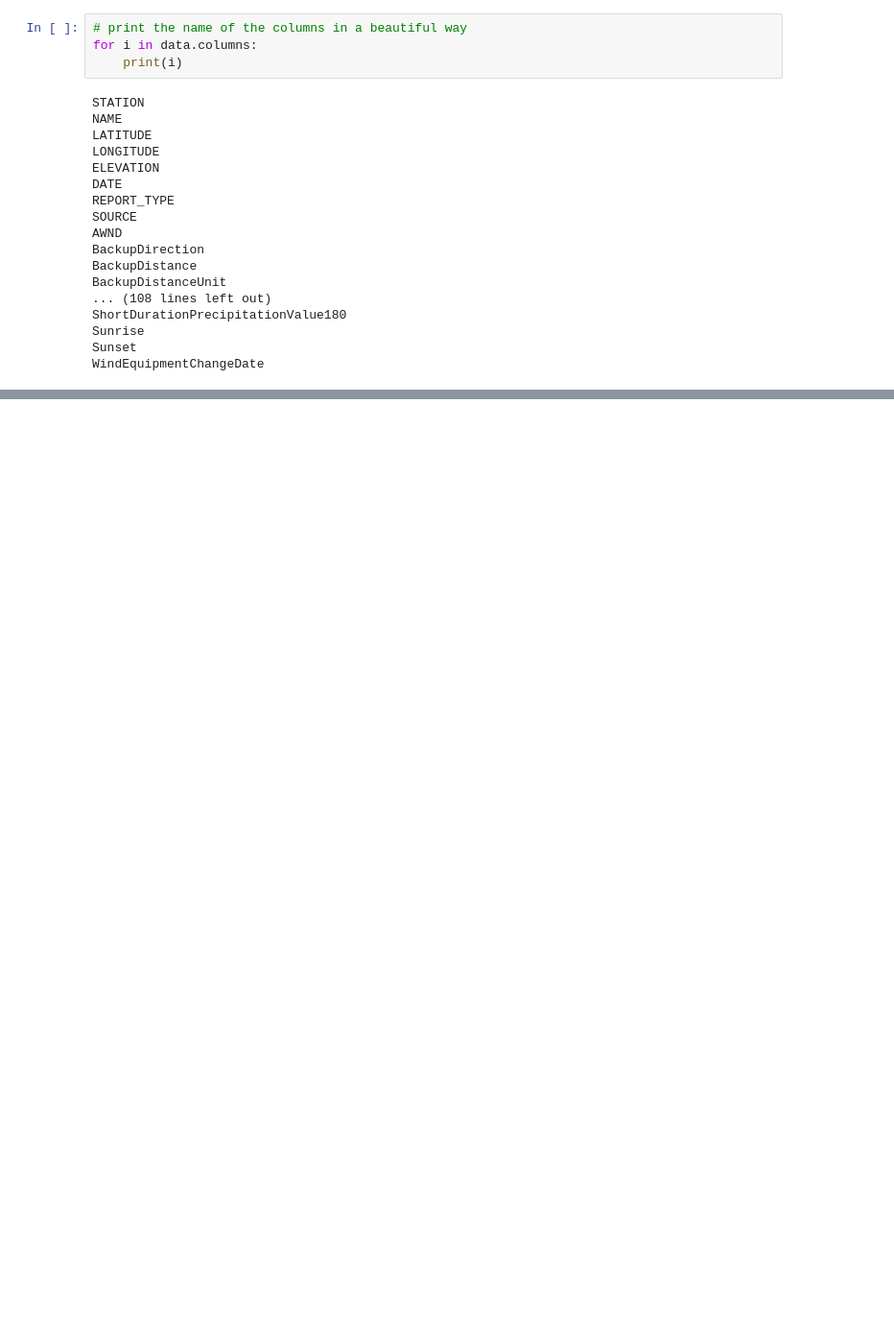
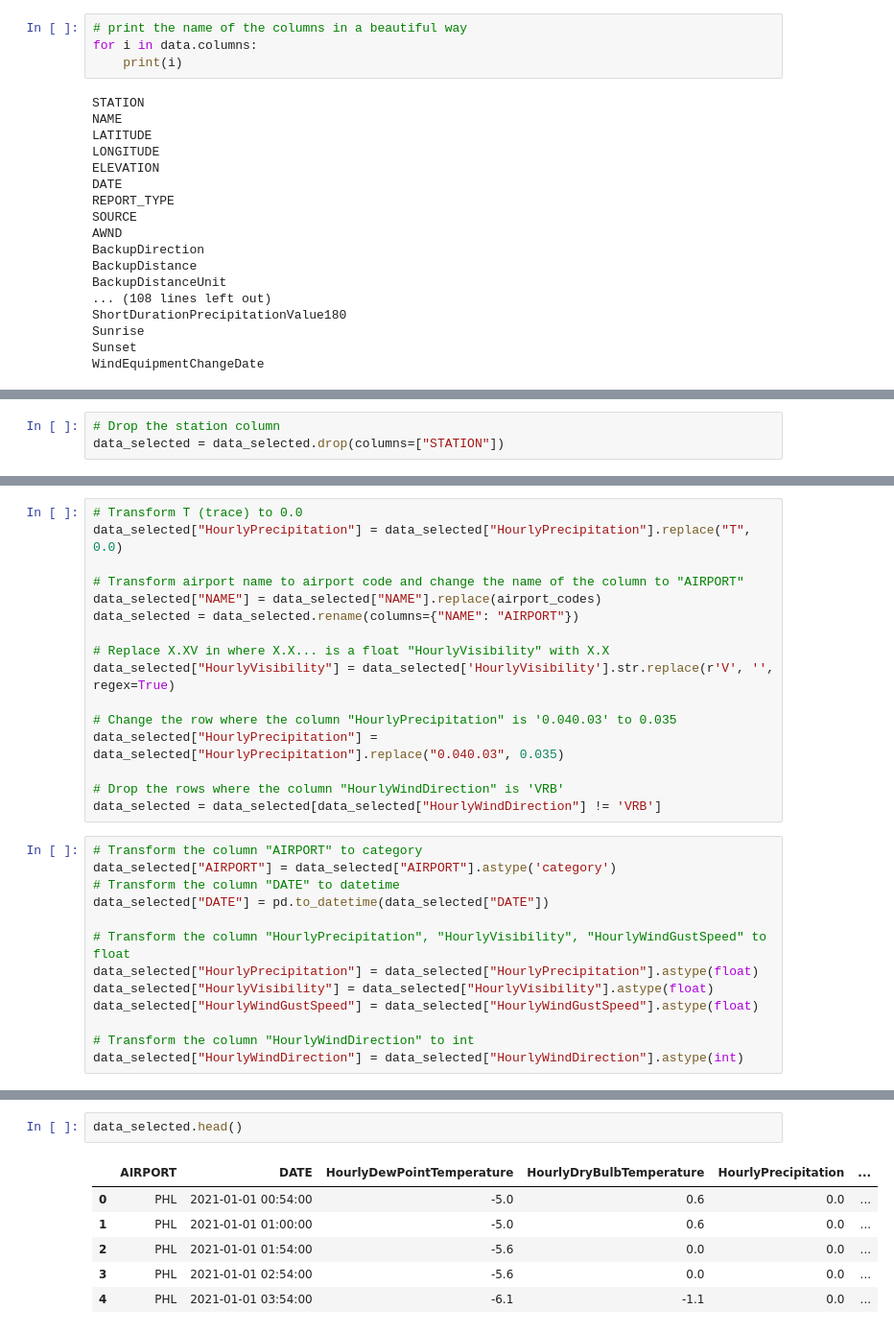
Before and after one commit to rezaqorbani/flight-delay-predictor, a Jupyter notebook: feature_engineering/data_collection_weather.ipynb, the cells around one changed output, grey strips where cells are left out. Shown at 96% size. Cells and saved outputs as stored; diff of their text form; blank space fills up the shorter version.

```diff
--- a/feature_engineering/data_collection_weather.ipynb
+++ b/feature_engineering/data_collection_weather.ipynb
@@ -83,0 +136,3 @@ msno.matrix(data_selected)
+# %%
+# Drop the station column
+data_selected = data_selected.drop(columns=["STATION"])
@@ -83,0 +179,29 @@ msno.matrix(data_selected)
+# %%
+# Transform T (trace) to 0.0
+data_selected["HourlyPrecipitation"] = data_selected["HourlyPrecipitation"].replace("T", 0.0)
+
+# Transform airport name to airport code and change the name of the column to "AIRPORT"
+data_selected["NAME"] = data_selected["NAME"].replace(airport_codes)
+data_selected = data_selected.rename(columns={"NAME": "AIRPORT"})
+
+# Replace X.XV in where X.X... is a float "HourlyVisibility" with X.X
+data_selected["HourlyVisibility"] = data_selected['HourlyVisibility'].str.replace(r'V', '', regex=True)
+
+# Change the row where the column "HourlyPrecipitation" is '0.040.03' to 0.035
+data_selected["HourlyPrecipitation"] = data_selected["HourlyPrecipitation"].replace("0.040.03", 0.035)
+
+# Drop the rows where the column "HourlyWindDirection" is 'VRB'
+data_selected = data_selected[data_selected["HourlyWindDirection"] != 'VRB']
+# %%
+# Transform the column "AIRPORT" to category
+data_selected["AIRPORT"] = data_selected["AIRPORT"].astype('category')
+# Transform the column "DATE" to datetime
+data_selected["DATE"] = pd.to_datetime(data_selected["DATE"])
+
+# Transform the column "HourlyPrecipitation", "HourlyVisibility", "HourlyWindGustSpeed" to float
+data_selected["HourlyPrecipitation"] = data_selected["HourlyPrecipitation"].astype(float)
+data_selected["HourlyVisibility"] = data_selected["HourlyVisibility"].astype(float)
+data_selected["HourlyWindGustSpeed"] = data_selected["HourlyWindGustSpeed"].astype(float)
+
+# Transform the column "HourlyWindDirection" to int
+data_selected["HourlyWindDirection"] = data_selected["HourlyWindDirection"].astype(int)
@@ -83,0 +248,9 @@ msno.matrix(data_selected)
+# %%
+data_selected.head()
+# %% [output]
+|  | AIRPORT | DATE | HourlyDewPointTemperature | HourlyDryBulbTemperature | HourlyPrecipitation | ... |
+| 0 | PHL | 2021-01-01 00:54:00 | -5.0 | 0.6 | 0.0 | ... |
+| 1 | PHL | 2021-01-01 01:00:00 | -5.0 | 0.6 | 0.0 | ... |
+| 2 | PHL | 2021-01-01 01:54:00 | -5.6 | 0.0 | 0.0 | ... |
+| 3 | PHL | 2021-01-01 02:54:00 | -5.6 | 0.0 | 0.0 | ... |
+| 4 | PHL | 2021-01-01 03:54:00 | -6.1 | -1.1 | 0.0 | ... |
```
Also changed, not shown: parts of 19 cells of this notebook, 5 other files.
